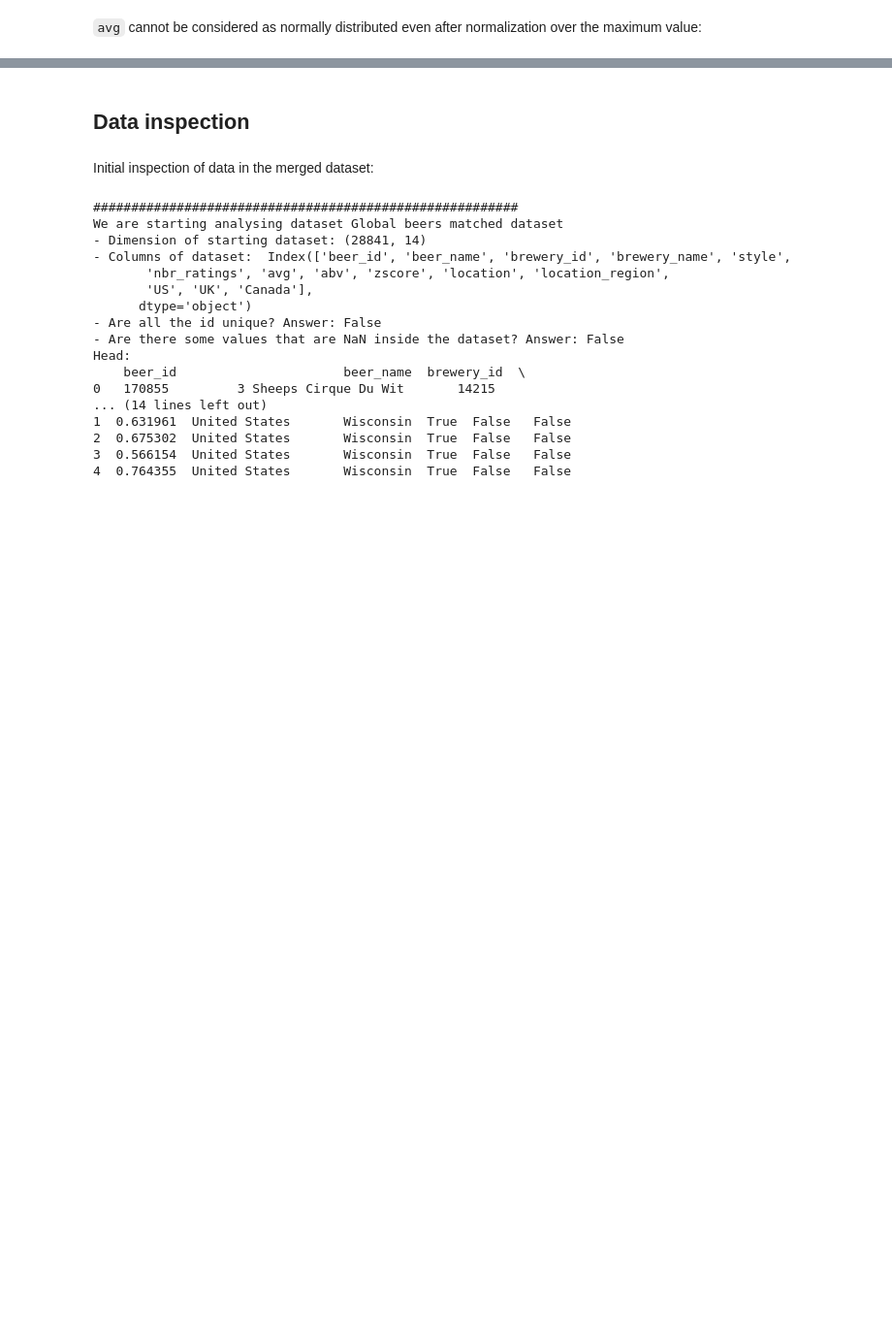
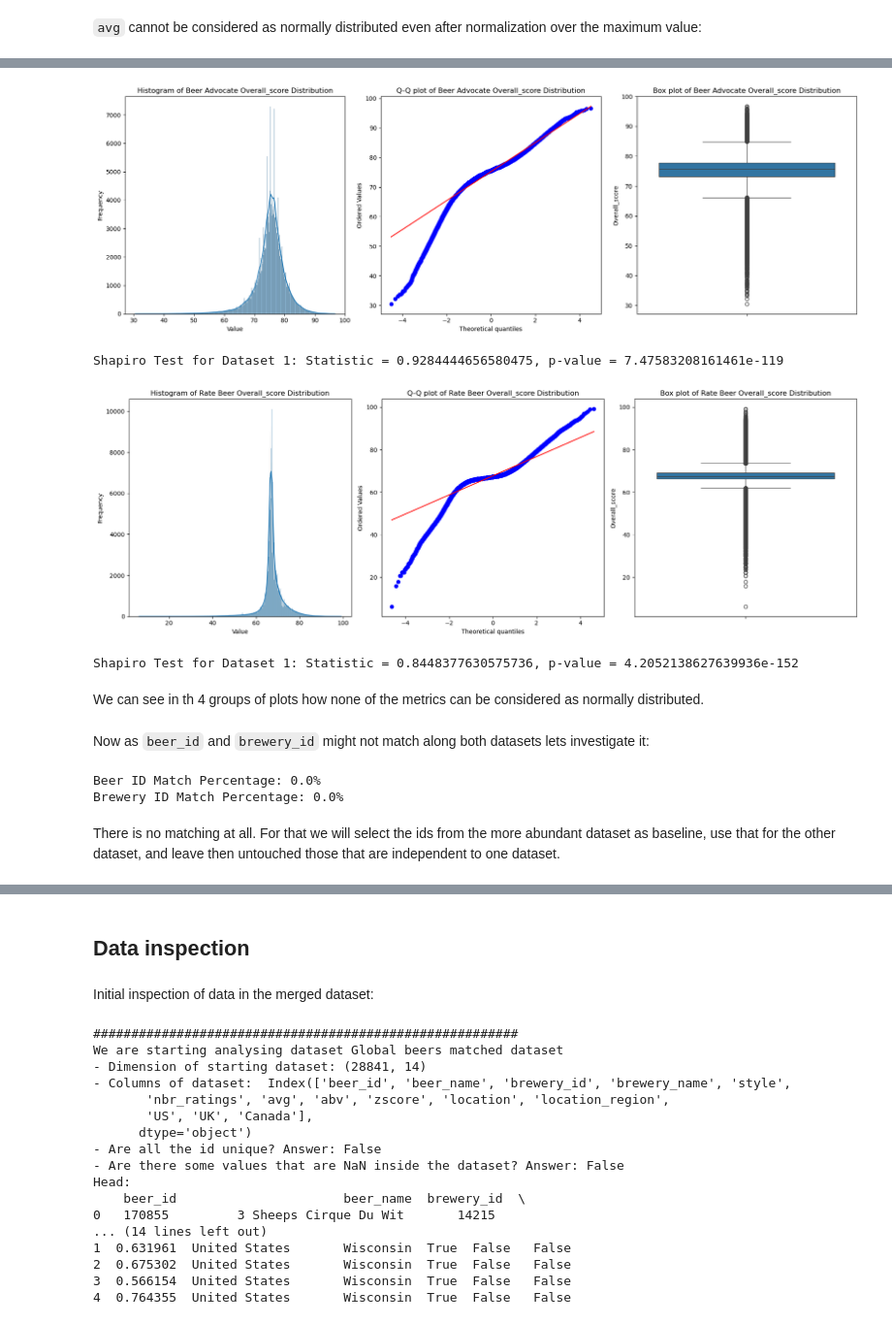
Before and after one commit to epfl-ada/ada-2024-project-mediterranean, a Jupyter notebook: beers_analysis.ipynb, the cells around one changed output, grey strips where cells are left out. Shown at 97% size. Drawn from its saved outputs; the diff is of its cells as text; code cells hidden in the pictures; blank space fills up the shorter version.

```diff
--- a/beers_analysis.ipynb
+++ b/beers_analysis.ipynb
@@ -262,0 +485,12 @@ Now lets merge all beers in a single dataset taking into account possible duplic
+# %%
+plot_normality(beers_adv_col_filt['Overall_score'], 'Beer Advocate Overall_score Distribution')
+plot_normality(beers_rate_col_filt['Overall_score'], 'Rate Beer Overall_score Distribution')
+# %% [output]
+[figure, added]
+Shapiro Test for Dataset 1: Statistic = 0.9284444656580475, p-value = 7.47583208161461e-119
+[figure, added]
+Shapiro Test for Dataset 1: Statistic = 0.8448377630575736, p-value = 4.2052138627639936e-152
+# %% [markdown]
+We can see in th 4 groups of plots how none of the metrics can be considered as normally distributed.
+# %% [markdown]
+Now as `beer_id` and `brewery_id` might not match along both datasets lets investigate it:
@@ -262,0 +507,9 @@ Now lets merge all beers in a single dataset taking into account possible duplic
+# %%
+beer_id_match, brewery_id_match = check_match_percentage(beers_adv_col_filt, beers_rate_col_filt)
+print(f"Beer ID Match Percentage: {beer_id_match}%")
+print(f"Brewery ID Match Percentage: {brewery_id_match}%")
+# %% [output]
+Beer ID Match Percentage: 0.0%
+Brewery ID Match Percentage: 0.0%
+# %% [markdown]
+There is no matching at all. For that we will select the ids from the more abundant dataset as baseline, use that for the other dataset, and leave then untouched those that are independent to one dataset.
```
Also changed, not shown: parts of 31 cells of this notebook, 2 other files.
